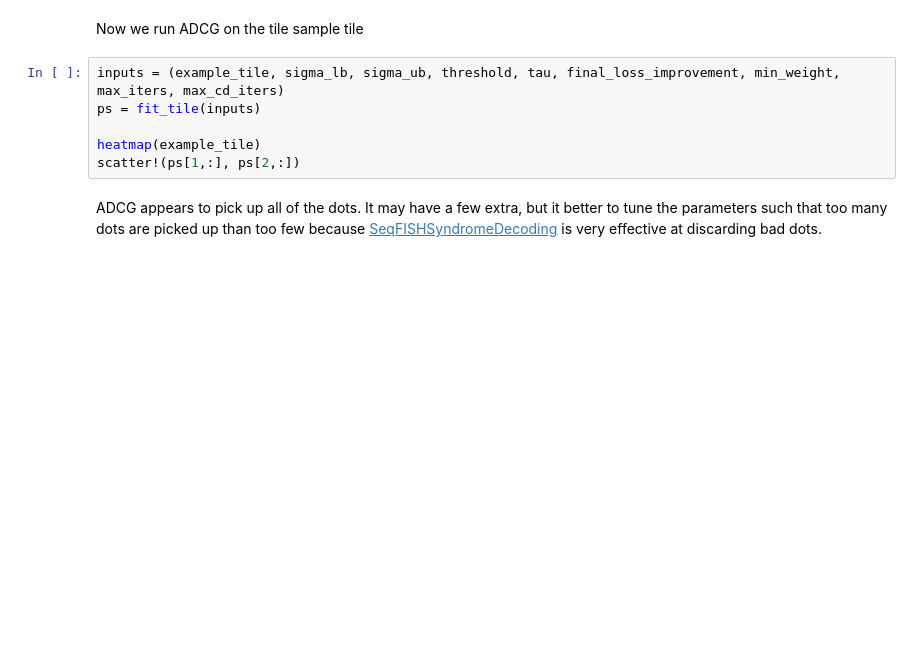
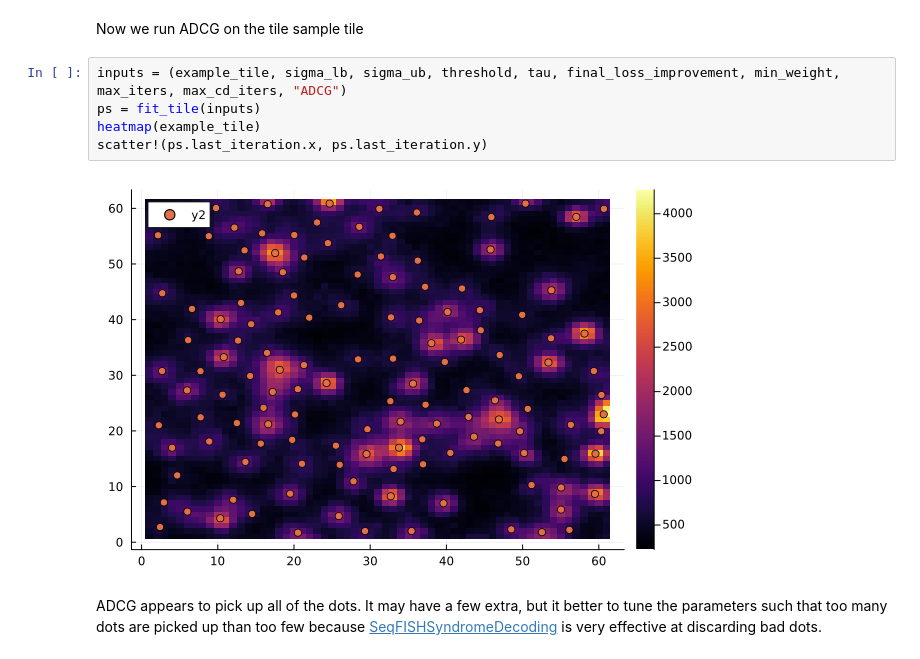
Before and after one commit to CaiGroup/SeqFISH_ADCG.jl, a Jupyter notebook: example_notebooks/example_FitDots.jl.ipynb, the cells around one changed output. Cells and saved outputs as stored; diff of their text form; blank space fills up the shorter version.

Commit message:
Merge branch 'master' of https://github.com/CaiGroup/SeqFISH_ADCG

```diff
--- a/example_notebooks/example_FitDots.jl.ipynb
+++ b/example_notebooks/example_FitDots.jl.ipynb
@@ -44,11 +40,12 @@ heatmap(example_tile)
 # %% [markdown]
 Now we run ADCG on the tile sample tile
 # %%
-inputs = (example_tile, sigma_lb, sigma_ub, threshold, tau, final_loss_improvement, min_weight, max_iters, max_cd_iters)
+inputs = (example_tile, sigma_lb, sigma_ub, threshold, tau, final_loss_improvement, min_weight, max_iters, max_cd_iters, "ADCG")
 ps = fit_tile(inputs)
-
 heatmap(example_tile)
-scatter!(ps[1,:], ps[2,:])
+scatter!(ps.last_iteration.x, ps.last_iteration.y)
+# %% [output]
+[figure, added]
 # %% [markdown]
 ADCG appears to pick up all of the dots. It may have a few extra, but it better to tune the parameters such that too many dots are picked up than too few because [SeqFISHSyndromeDecoding](https://github.com/CaiGroup/SeqFISHSyndromeDecoding) is very effective at discarding bad dots.
 # %% [markdown]
```
Also changed, not shown: parts of 11 cells of this notebook, 2 other files.
